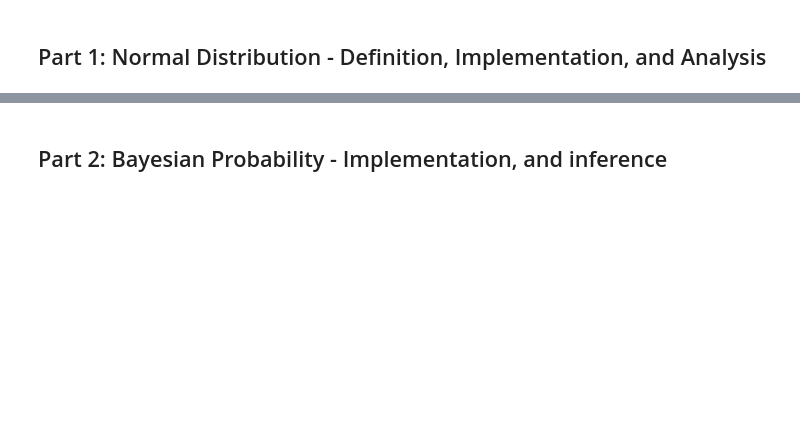
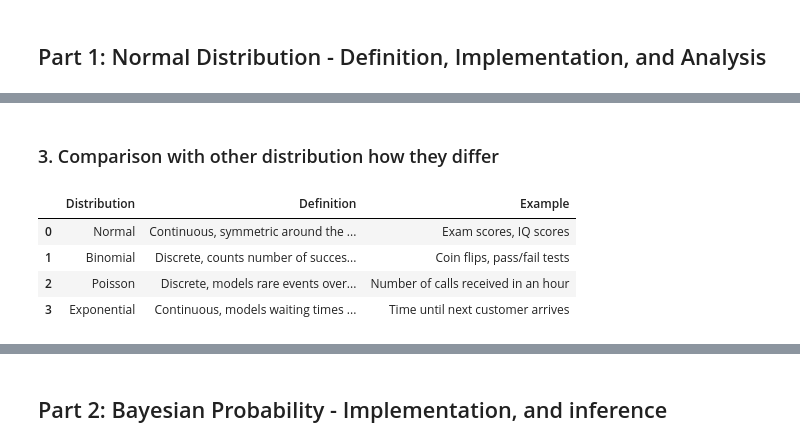
Before and after one commit to NiyonshutiDavid/normal_distribution-Group_2, a Jupyter notebook: normal_distribution.ipynb, the cells around one changed output, grey strips where cells are left out. Saved outputs shown, nothing was run; the diff lists cells and outputs as text; code cells hidden in the pictures; blank space fills up the shorter version.

```diff
--- a/normal_distribution.ipynb
+++ b/normal_distribution.ipynb
@@ -4,0 +81,33 @@
+# %% [markdown]
+### 3. Comparison with other distribution how they differ
+# %%
+import pandas as pd
+
+# Create the data for the table
+data = {
+    "Distribution": ["Normal", "Binomial", "Poisson", "Exponential"],
+    "Definition": [
+        "Continuous, symmetric around the mean",
+        "Discrete, counts number of successes in trials",
+        "Discrete, models rare events over time",
+        "Continuous, models waiting times between events"
+    ],
+    "Example": [
+        "Exam scores, IQ scores",
+        "Coin flips, pass/fail tests",
+        "Number of calls received in an hour",
+        "Time until next customer arrives"
+    ]
+}
+
+# Create the DataFrame
+df = pd.DataFrame(data)
+
+# Display the table
+df
+# %% [output]
+|  | Distribution | Definition | Example |
+| 0 | Normal | Continuous, symmetric around the ... | Exam scores, IQ scores |
+| 1 | Binomial | Discrete, counts number of succes... | Coin flips, pass/fail tests |
+| 2 | Poisson | Discrete, models rare events over... | Number of calls received in an hour |
+| 3 | Exponential | Continuous, models waiting times ... | Time until next customer arrives |
```
Also changed, not shown: parts of 7 cells of this notebook, 1 other file.
